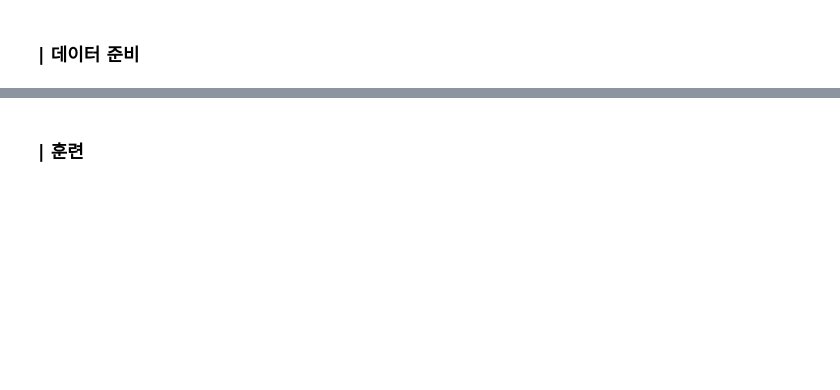
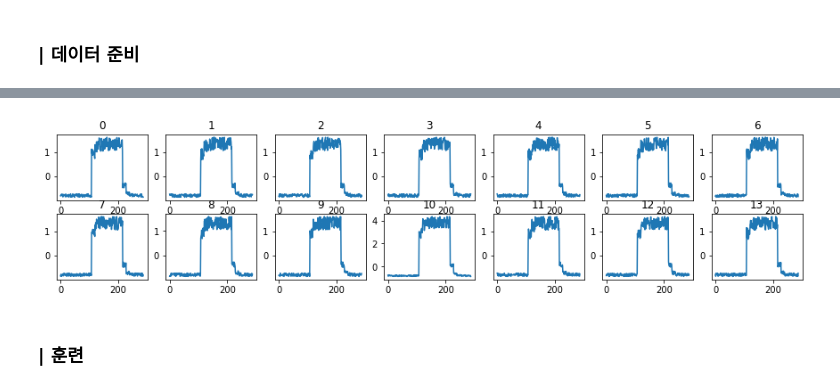
Before and after one commit to LeeHuiJong/Deep_learning, a Jupyter notebook: ch04_06_Autoencoder_ipynb의_사본.ipynb, the cells around one changed output, grey strips where cells are left out. Drawn from its saved outputs; the diff is of its cells as text; code cells hidden in the pictures; blank space fills up the shorter version.

```diff
--- a/ch04_06_Autoencoder_ipynb의_사본.ipynb
+++ b/ch04_06_Autoencoder_ipynb의_사본.ipynb
@@ -248,2 +364,10 @@ display_res(x_test_noisy, x_recon)
+# %%
+plt.figure(figsize = (15, 3))
+for i in range(14):
+  plt.subplot(2, 7, i+1)
+  plt.title(i)
+  plt.plot(test[i])
+# %% [output]
+[figure, added]
 # %% [markdown]
 ### **| 훈련**
```
Also changed, not shown: parts of 17 cells of this notebook.
